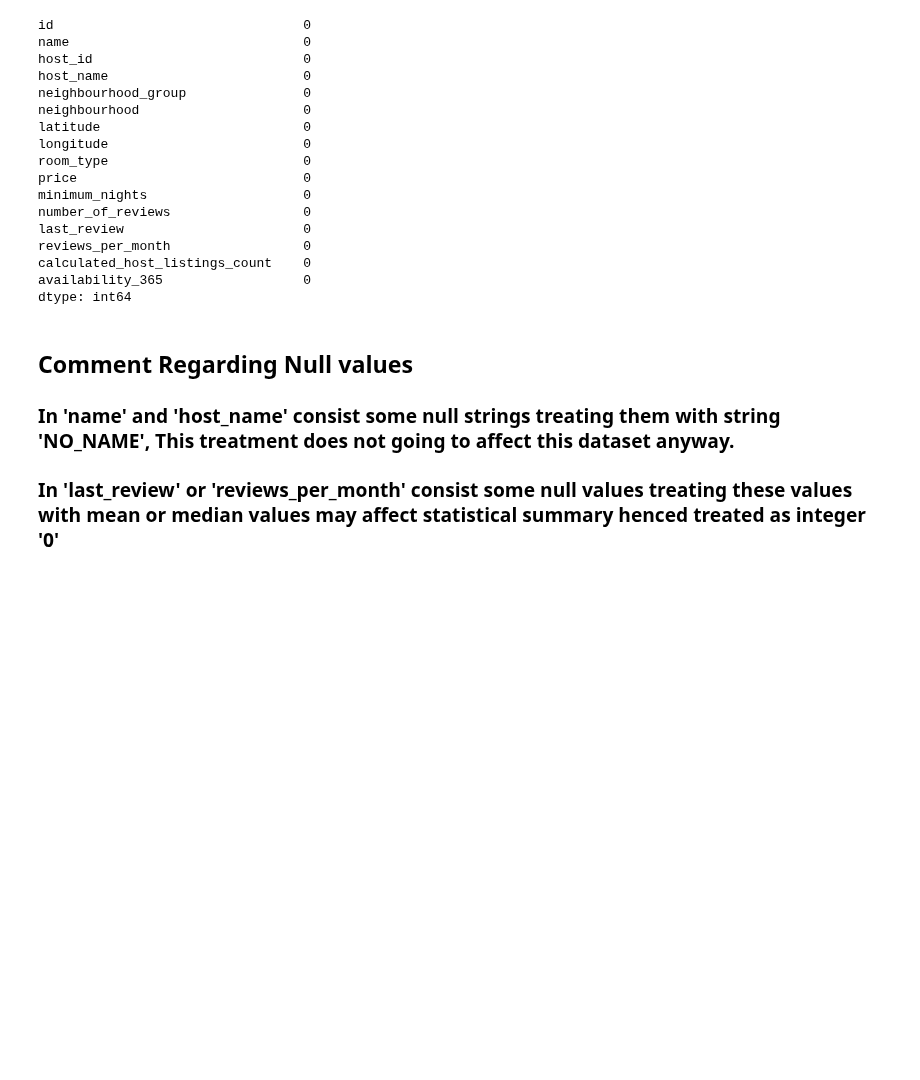
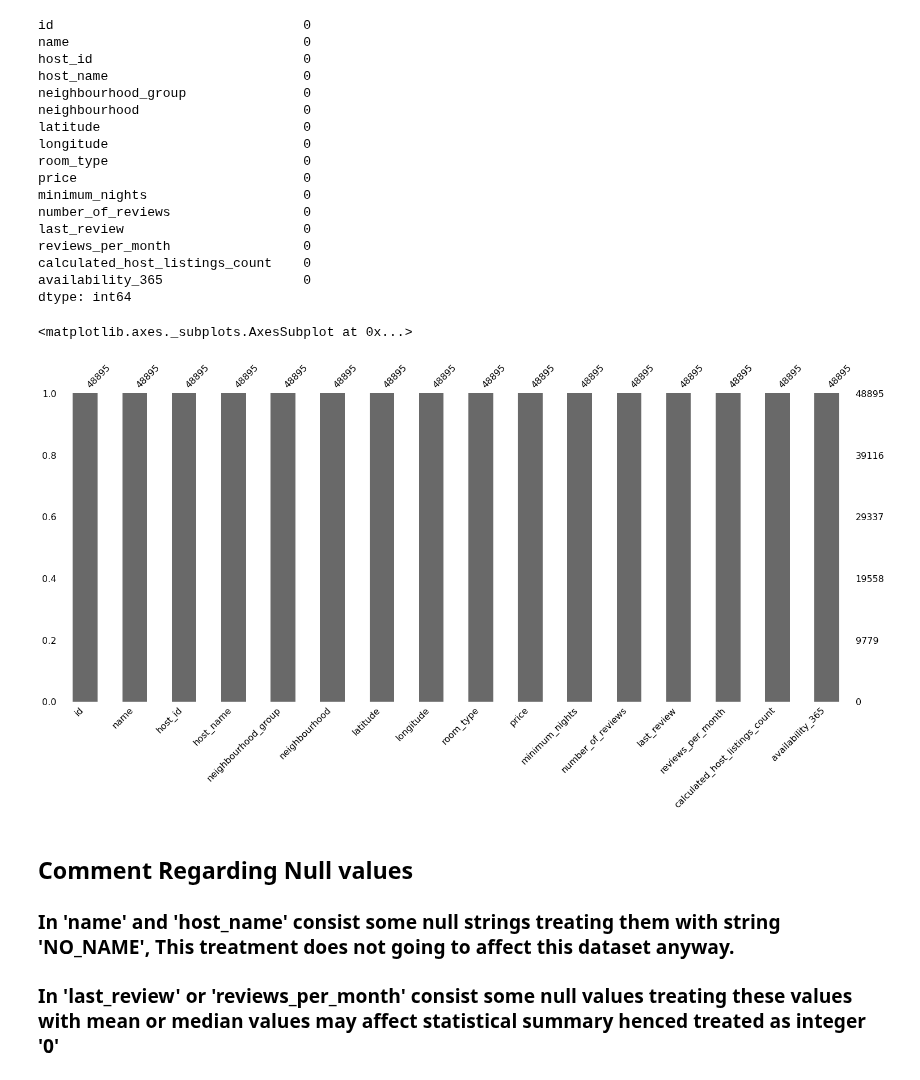
Before and after one commit to SaurabhAradwad/EDA-Airbnb-NYC-, a Jupyter notebook: Airbnb_Bookings_Analysis_Capstone_Project.ipynb, the cells around one changed output. Cells and saved outputs as stored; diff of their text form; code cells hidden in the pictures; blank space fills up the shorter version.

```diff
--- a/Airbnb_Bookings_Analysis_Capstone_Project.ipynb
+++ b/Airbnb_Bookings_Analysis_Capstone_Project.ipynb
@@ -206,6 +208,15 @@ reviews_per_month                 0
 calculated_host_listings_count    0
 availability_365                  0
 dtype: int64
+# %%
+# Countplot for null values(after)
+# Countplot for null values(before)
+# Visualize the number of missing
+# values as a bar chart
+msno.bar(airbnb)
+# %% [output]
+<matplotlib.axes._subplots.AxesSubplot at 0x...>
+[figure, added]
 # %% [markdown]
 ## Comment Regarding Null values
 
```
Also changed, not shown: parts of 5 cells of this notebook.
